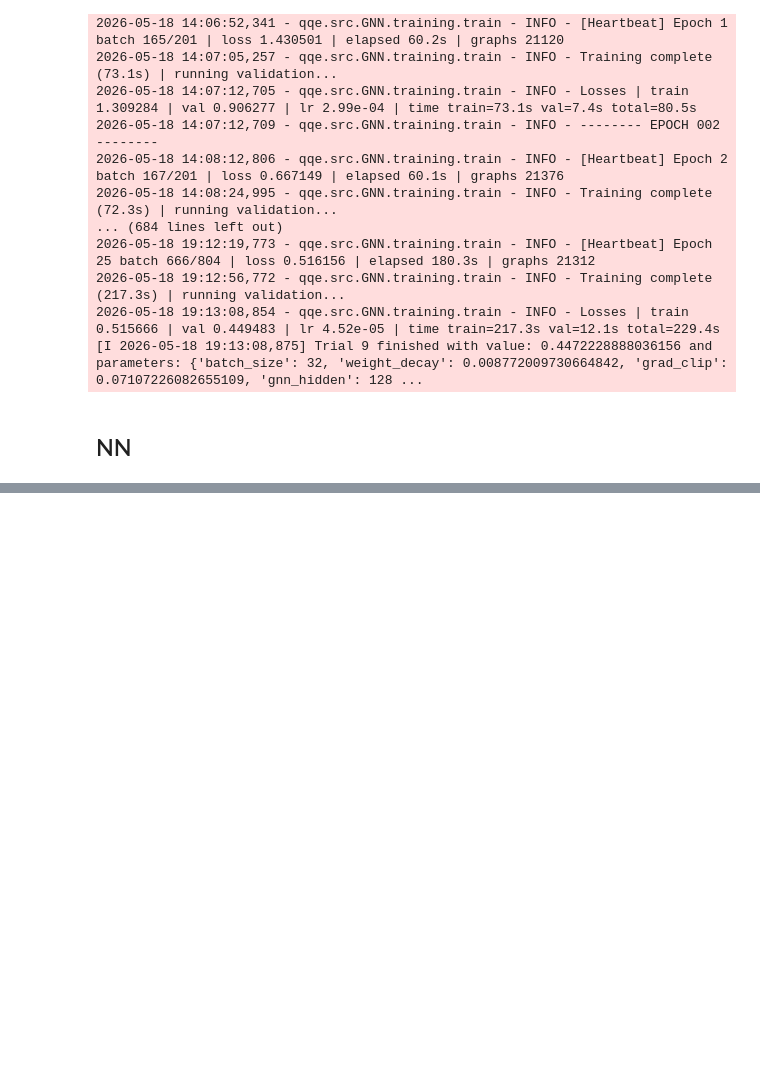
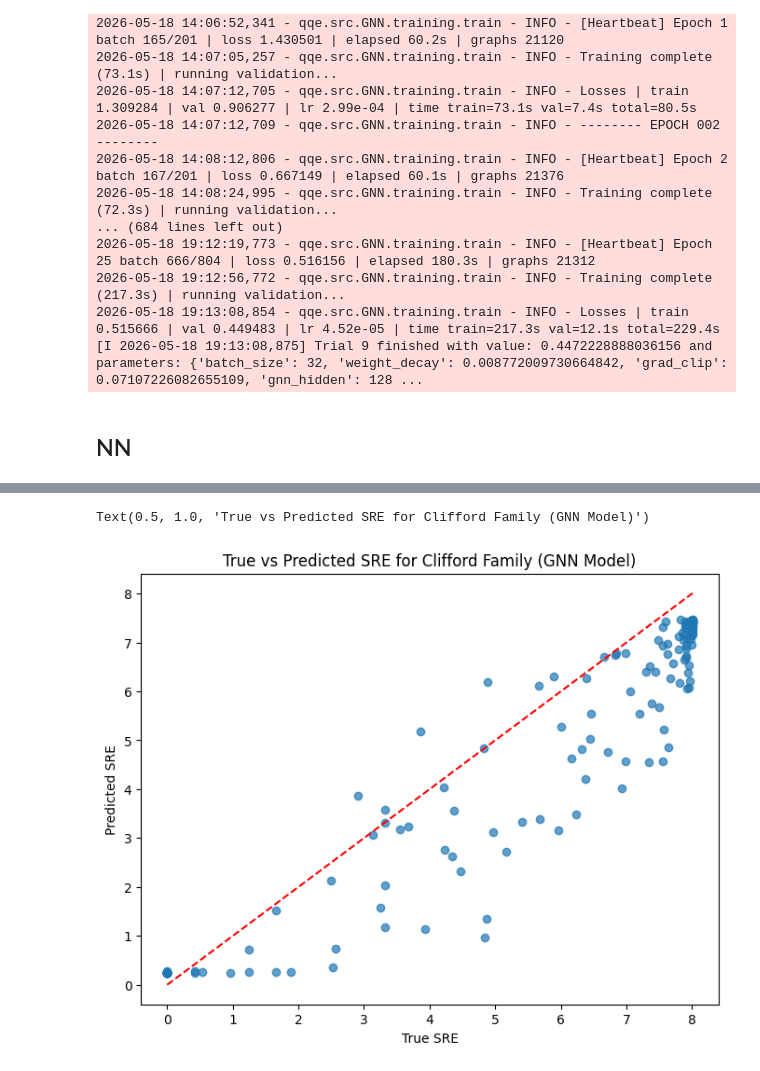
Before and after one commit to VicLambert/qml-quansistor-entropy, a Jupyter notebook: qqe/notebooks/05_18_2026.ipynb, the cells around one changed output, grey strips where cells are left out. Saved outputs shown, nothing was run; the diff lists cells and outputs as text; code cells hidden in the pictures; blank space fills up the shorter version.

```diff
--- a/qqe/notebooks/05_18_2026.ipynb
+++ b/qqe/notebooks/05_18_2026.ipynb
@@ -256,0 +298,7 @@ optuna_search(
+# %%
+cliff_df = pd.read_csv("../outputs/predictions/family/gnn_predictions_clifford.csv")
+# %%
+cols_to_fix = ["n_qubits", "n_layers", "seed"]
+
+for col in cols_to_fix:
+    cliff_df[col] = cliff_df[col].apply(to_scalar).astype(int)
@@ -256,0 +314,13 @@ optuna_search(
+# %%
+cliff_q_l = cliff_df.copy()
+cliff_q_l = cliff_q_l[(cliff_q_l["n_qubits"] == 10) & (cliff_q_l["n_layers"] == 80)]
+# %%
+plt.figure(figsize=(8, 6))
+plt.scatter(cliff_q_l["target"], cliff_q_l["prediction"], alpha=0.7)
+plt.plot([cliff_q_l["target"].min(), cliff_q_l["target"].max()], [cliff_q_l["target"].min(), cliff_q_l["target"].max()], 'r--')  # y=x line
+plt.xlabel("True SRE")
+plt.ylabel("Predicted SRE")
+plt.title("True vs Predicted SRE for Clifford Family (GNN Model)")
+# %% [output]
+Text(0.5, 1.0, 'True vs Predicted SRE for Clifford Family (GNN Model)')
+[figure, added]
```
Also changed, not shown: parts of 5 cells of this notebook, 9 other files.
